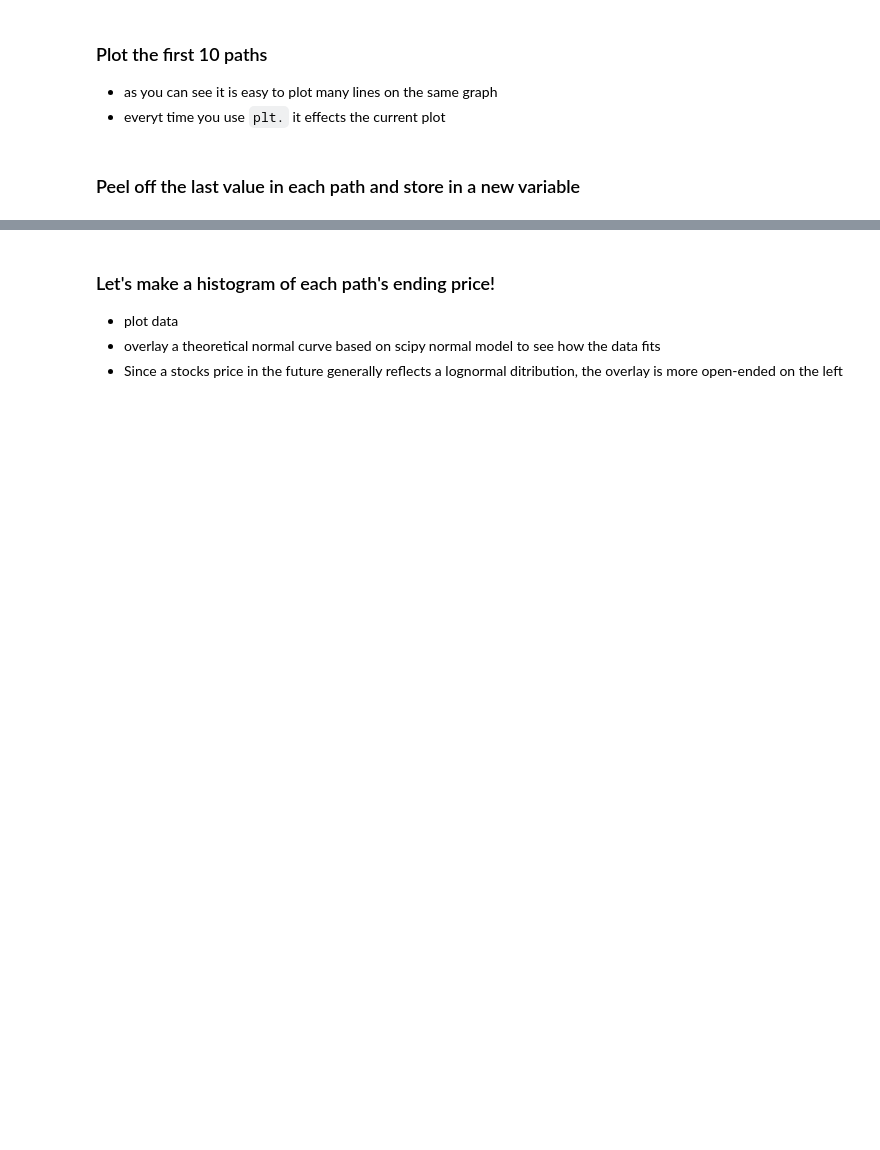
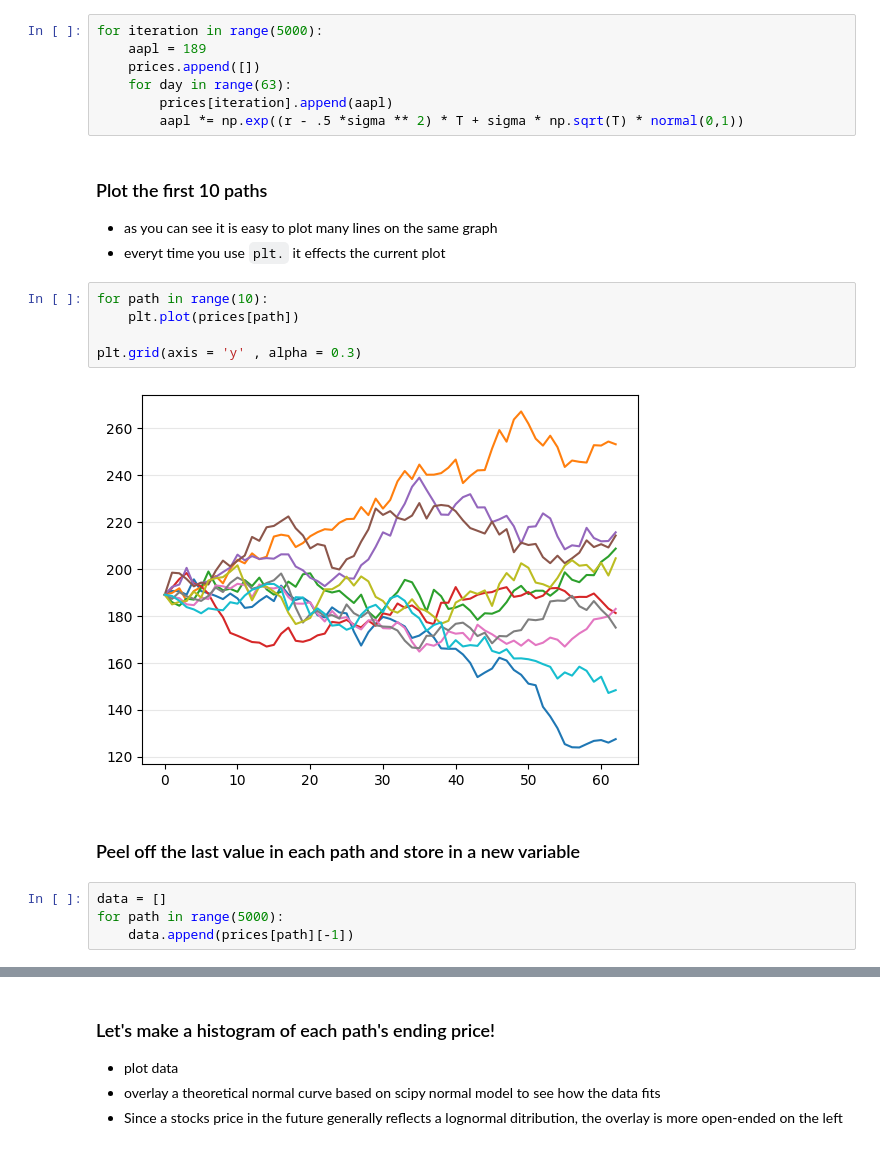
Before and after one commit to juberroc/OIM_7502_classwork, a Jupyter notebook: 04-basic_matplotlib.ipynb, the cells around one changed output, grey strips where cells are left out. Saved outputs shown, nothing was run; the diff lists cells and outputs as text; blank space fills up the shorter version.

```diff
--- a/04-basic_matplotlib.ipynb
+++ b/04-basic_matplotlib.ipynb
@@ -29,9 +42,27 @@ prices = list()
 # %% [markdown]
 ### Simulation of 5000 possible paths
 * reset the price variable before running
+# %%
+for iteration in range(5000):
+    aapl = 189
+    prices.append([])
+    for day in range(63):
+        prices[iteration].append(aapl)
+        aapl *= np.exp((r - .5 *sigma ** 2) * T + sigma * np.sqrt(T) * normal(0,1))
 # %% [markdown]
 ### Plot the first 10 paths
 * as you can see it is easy to plot many lines on the same graph
 * everyt time you use `plt.` it effects the current plot
+# %%
+for path in range(10):
+    plt.plot(prices[path])
+
+plt.grid(axis = 'y' , alpha = 0.3)
+# %% [output]
+[figure, added]
 # %% [markdown]
 ### Peel off the last value in each path and store in a new variable
+# %%
+data = []
+for path in range(5000):
+    data.append(prices[path][-1])
```
Also changed, not shown: parts of 6 cells of this notebook, 1 other file.
